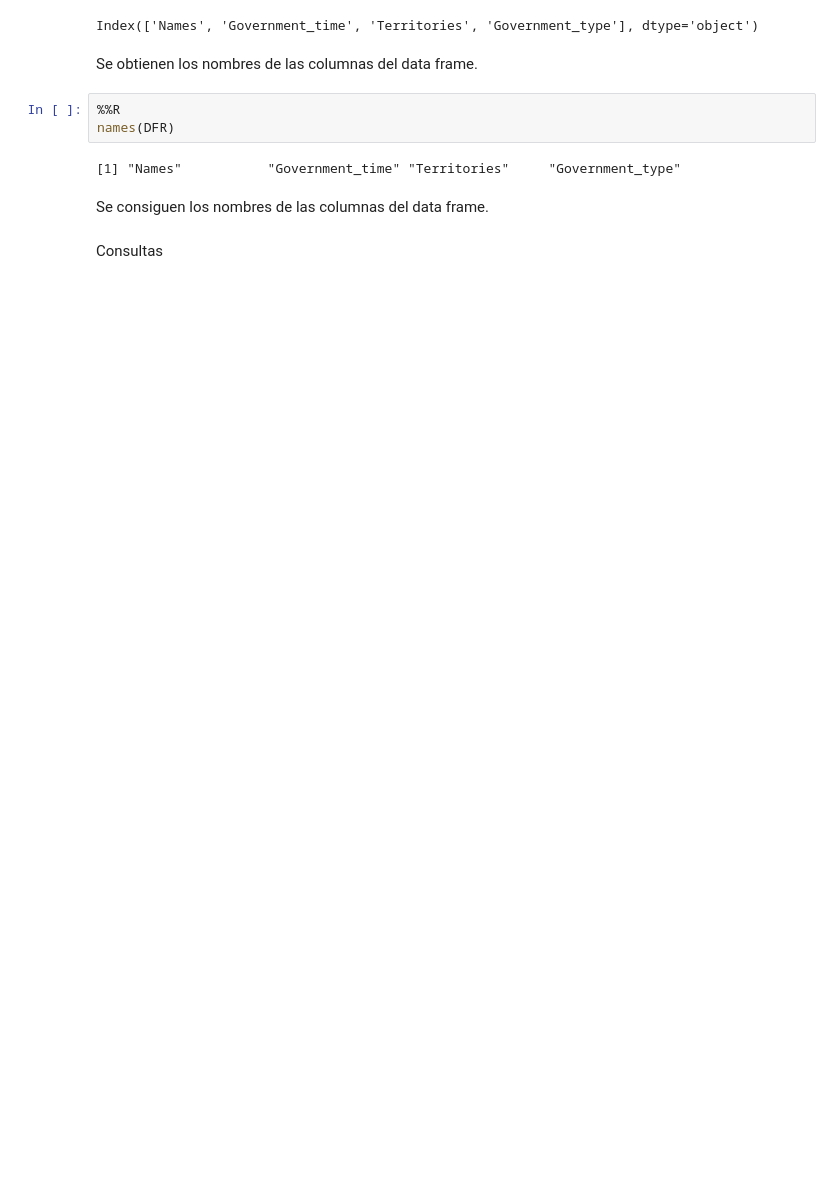
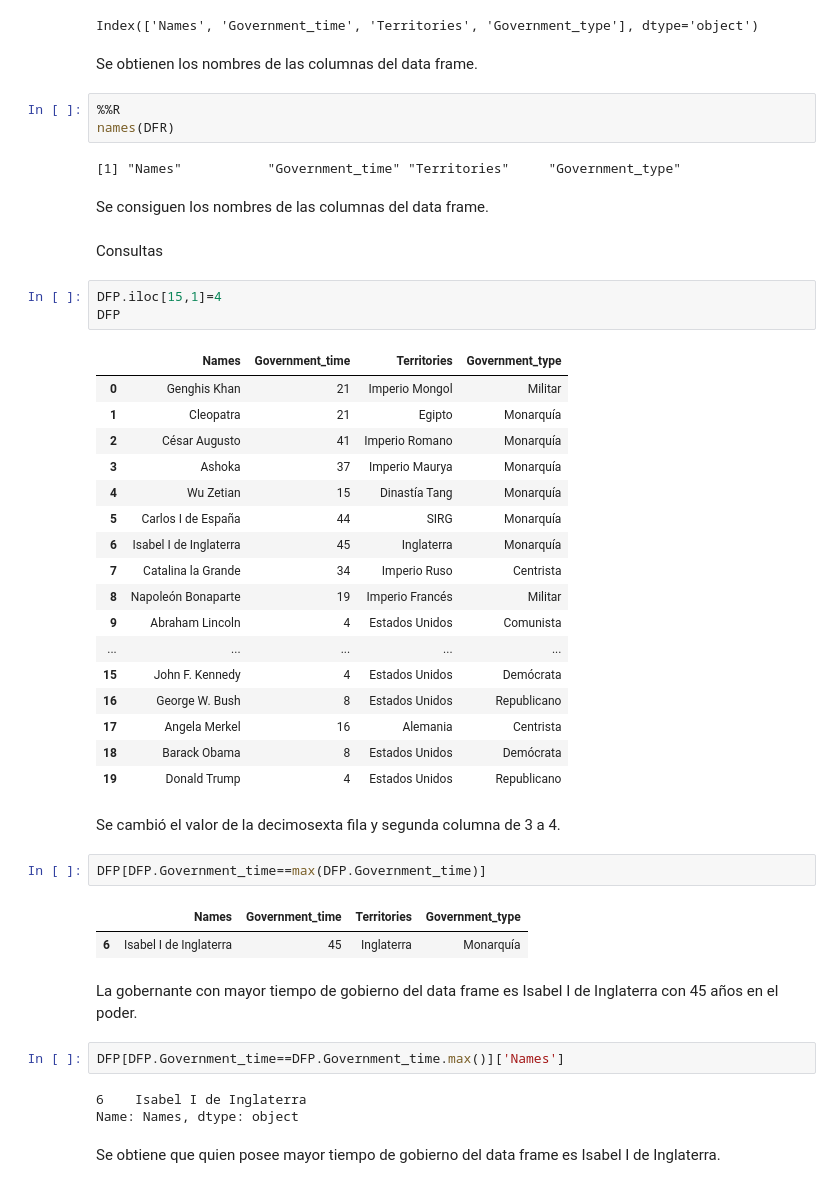
Before and after one commit to LuisPalominoR/Clase-3, a Jupyter notebook: 3b_PROTO.ipynb, the cells around one changed output. Saved outputs shown, nothing was run; the diff lists cells and outputs as text; blank space fills up the shorter version.

```diff
--- a/3b_PROTO.ipynb
+++ b/3b_PROTO.ipynb
@@ -917,3 +914,40 @@ names(DFR)
 Se consiguen los nombres de las columnas del data frame.
 # %% [markdown]
 Consultas
+# %%
+DFP.iloc[15,1]=4
+DFP
+# %% [output]
+|  | Names | Government_time | Territories | Government_type |
+| 0 | Genghis Khan | 21 | Imperio Mongol | Militar |
+| 1 | Cleopatra | 21 | Egipto | Monarquía |
+| 2 | César Augusto | 41 | Imperio Romano | Monarquía |
+| 3 | Ashoka | 37 | Imperio Maurya | Monarquía |
+| 4 | Wu Zetian | 15 | Dinastía Tang | Monarquía |
+| 5 | Carlos I de España | 44 | SIRG | Monarquía |
+| 6 | Isabel I de Inglaterra | 45 | Inglaterra | Monarquía |
+| 7 | Catalina la Grande | 34 | Imperio Ruso | Centrista |
+| 8 | Napoleón Bonaparte | 19 | Imperio Francés | Militar |
+| 9 | Abraham Lincoln | 4 | Estados Unidos | Comunista |
+| ... | ... | ... | ... | ... |
+| 15 | John F. Kennedy | 4 | Estados Unidos | Demócrata |
+| 16 | George W. Bush | 8 | Estados Unidos | Republicano |
+| 17 | Angela Merkel | 16 | Alemania | Centrista |
+| 18 | Barack Obama | 8 | Estados Unidos | Demócrata |
+| 19 | Donald Trump | 4 | Estados Unidos | Republicano |
+# %% [markdown]
+Se cambió el valor de la decimosexta fila y segunda columna de 3 a 4.
+# %%
+DFP[DFP.Government_time==max(DFP.Government_time)]
+# %% [output]
+|  | Names | Government_time | Territories | Government_type |
+| 6 | Isabel I de Inglaterra | 45 | Inglaterra | Monarquía |
+# %% [markdown]
+La gobernante con mayor tiempo de gobierno del data frame es Isabel I de Inglaterra con 45 años en el poder.
+# %%
+DFP[DFP.Government_time==DFP.Government_time.max()]['Names']
+# %% [output]
+6    Isabel I de Inglaterra
+Name: Names, dtype: object
+# %% [markdown]
+Se obtiene que quien posee mayor tiempo de gobierno del data frame es Isabel I de Inglaterra.
```
Also changed, not shown: parts of 27 cells of this notebook.
